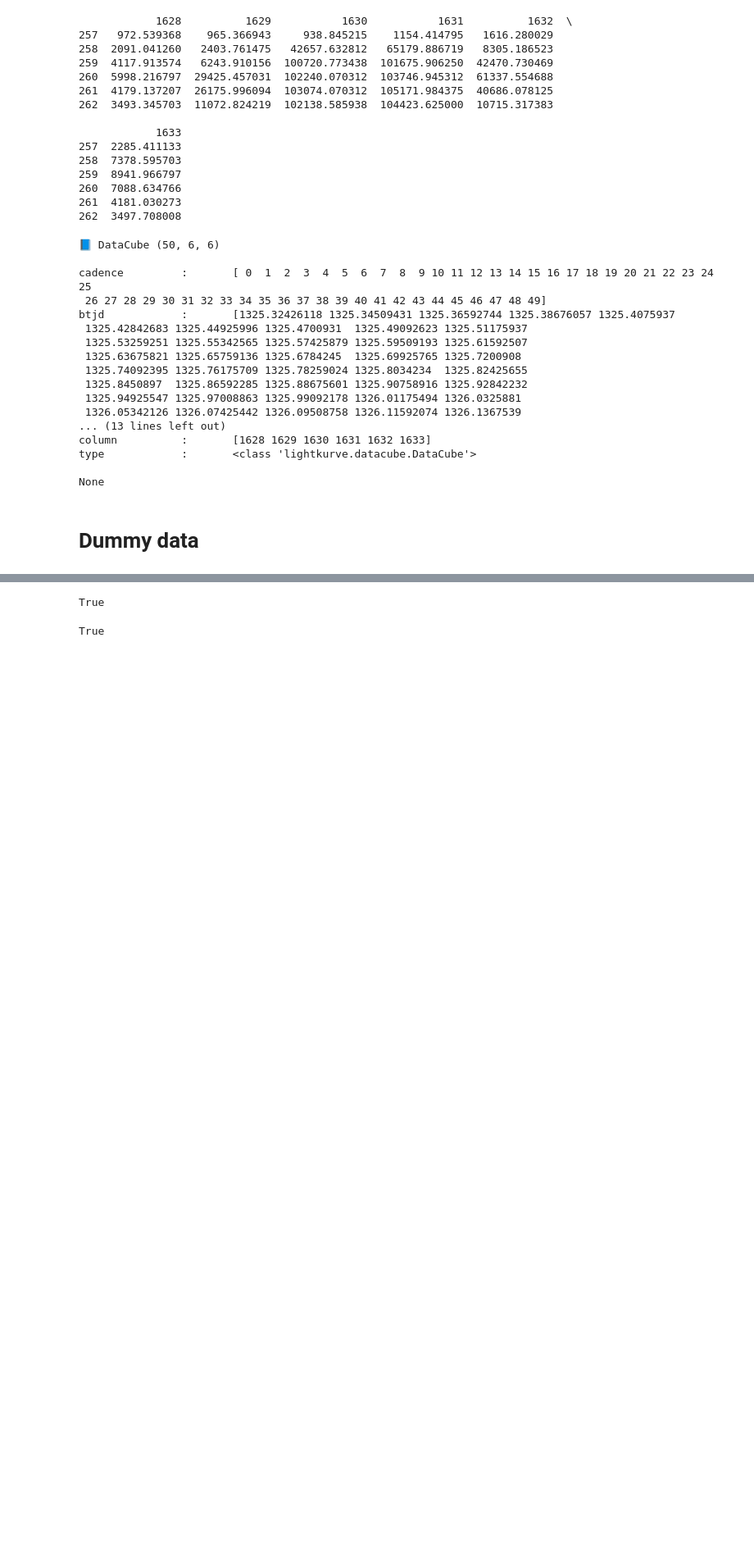
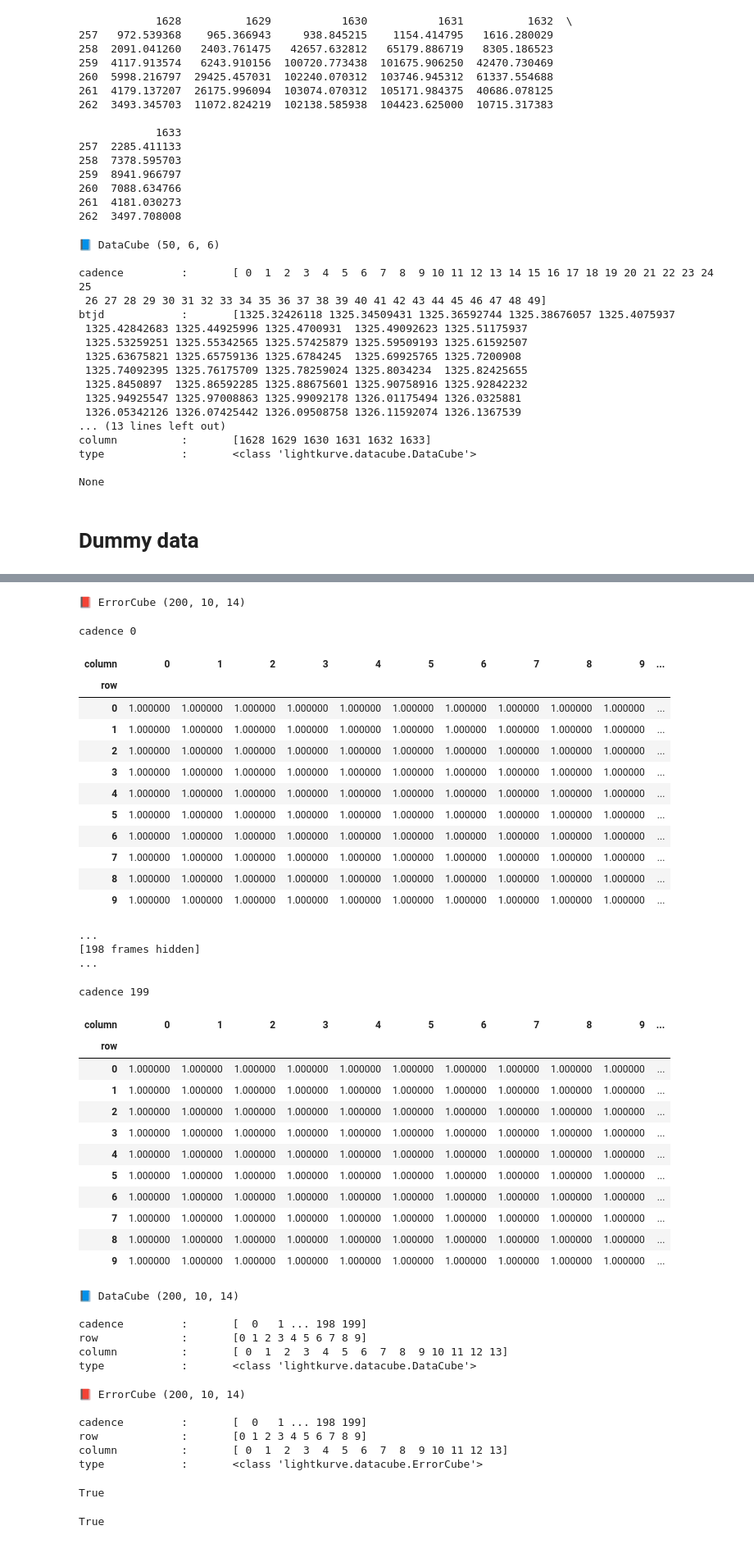
Before and after one commit to lightkurve/lkdata, a Jupyter notebook: demo.ipynb, the cells around one changed output, grey strips where cells are left out. Shown at 82% size. Drawn from its saved outputs; the diff is of its cells as text; code cells hidden in the pictures; blank space fills up the shorter version.

Commit message:
Repr and tests

```diff
--- a/demo.ipynb
+++ b/demo.ipynb
@@ -712,4 +720,5 @@ ntime, nrow, ncol = 200, 10, 14
 test_data = np.ones((ntime, nrow, ncol))
 row, col = np.arange(test_data.shape[1]), np.arange(test_data.shape[2])
 df = DataCube(test_data, row_indices={"row": row}, col_indices={"column": col})
+df_err = ErrorCube(test_data, row_indices={"row": row}, col_indices={"column": col})
 # %%
@@ -725,3 +761,54 @@ type            :       <class 'lightkurve.datacube.DataCube'>
+# %%
+df_err
+# %% [output]
+📕 ErrorCube (200, 10, 14)
+cadence 0
+| column | 0 | 1 | 2 | 3 | 4 | 5 | 6 | 7 | 8 | 9 | ... |
+| row |  |  |  |  |  |  |  |  |  |  |  |
+| 0 | 1.000000 | 1.000000 | 1.000000 | 1.000000 | 1.000000 | 1.000000 | 1.000000 | 1.000000 | 1.000000 | 1.000000 | ... |
+| 1 | 1.000000 | 1.000000 | 1.000000 | 1.000000 | 1.000000 | 1.000000 | 1.000000 | 1.000000 | 1.000000 | 1.000000 | ... |
+| 2 | 1.000000 | 1.000000 | 1.000000 | 1.000000 | 1.000000 | 1.000000 | 1.000000 | 1.000000 | 1.000000 | 1.000000 | ... |
+| 3 | 1.000000 | 1.000000 | 1.000000 | 1.000000 | 1.000000 | 1.000000 | 1.000000 | 1.000000 | 1.000000 | 1.000000 | ... |
+| 4 | 1.000000 | 1.000000 | 1.000000 | 1.000000 | 1.000000 | 1.000000 | 1.000000 | 1.000000 | 1.000000 | 1.000000 | ... |
+| 5 | 1.000000 | 1.000000 | 1.000000 | 1.000000 | 1.000000 | 1.000000 | 1.000000 | 1.000000 | 1.000000 | 1.000000 | ... |
+| 6 | 1.000000 | 1.000000 | 1.000000 | 1.000000 | 1.000000 | 1.000000 | 1.000000 | 1.000000 | 1.000000 | 1.000000 | ... |
+| 7 | 1.000000 | 1.000000 | 1.000000 | 1.000000 | 1.000000 | 1.000000 | 1.000000 | 1.000000 | 1.000000 | 1.000000 | ... |
+| 8 | 1.000000 | 1.000000 | 1.000000 | 1.000000 | 1.000000 | 1.000000 | 1.000000 | 1.000000 | 1.000000 | 1.000000 | ... |
+| 9 | 1.000000 | 1.000000 | 1.000000 | 1.000000 | 1.000000 | 1.000000 | 1.000000 | 1.000000 | 1.000000 | 1.000000 | ... |
+...
+[198 frames hidden]
+...
+cadence 199
+| column | 0 | 1 | 2 | 3 | 4 | 5 | 6 | 7 | 8 | 9 | ... |
+| row |  |  |  |  |  |  |  |  |  |  |  |
+| 0 | 1.000000 | 1.000000 | 1.000000 | 1.000000 | 1.000000 | 1.000000 | 1.000000 | 1.000000 | 1.000000 | 1.000000 | ... |
+| 1 | 1.000000 | 1.000000 | 1.000000 | 1.000000 | 1.000000 | 1.000000 | 1.000000 | 1.000000 | 1.000000 | 1.000000 | ... |
+| 2 | 1.000000 | 1.000000 | 1.000000 | 1.000000 | 1.000000 | 1.000000 | 1.000000 | 1.000000 | 1.000000 | 1.000000 | ... |
+| 3 | 1.000000 | 1.000000 | 1.000000 | 1.000000 | 1.000000 | 1.000000 | 1.000000 | 1.000000 | 1.000000 | 1.000000 | ... |
+| 4 | 1.000000 | 1.000000 | 1.000000 | 1.000000 | 1.000000 | 1.000000 | 1.000000 | 1.000000 | 1.000000 | 1.000000 | ... |
+| 5 | 1.000000 | 1.000000 | 1.000000 | 1.000000 | 1.000000 | 1.000000 | 1.000000 | 1.000000 | 1.000000 | 1.000000 | ... |
+| 6 | 1.000000 | 1.000000 | 1.000000 | 1.000000 | 1.000000 | 1.000000 | 1.000000 | 1.000000 | 1.000000 | 1.000000 | ... |
+| 7 | 1.000000 | 1.000000 | 1.000000 | 1.000000 | 1.000000 | 1.000000 | 1.000000 | 1.000000 | 1.000000 | 1.000000 | ... |
+| 8 | 1.000000 | 1.000000 | 1.000000 | 1.000000 | 1.000000 | 1.000000 | 1.000000 | 1.000000 | 1.000000 | 1.000000 | ... |
+| 9 | 1.000000 | 1.000000 | 1.000000 | 1.000000 | 1.000000 | 1.000000 | 1.000000 | 1.000000 | 1.000000 | 1.000000 | ... |
+# %%
+df.header
+# %% [output]
+📘 DataCube (200, 10, 14)
+
+cadence         :       [  0   1 ... 198 199]
+row             :       [0 1 2 3 4 5 6 7 8 9]
+column          :       [ 0  1  2  3  4  5  6  7  8  9 10 11 12 13]
+type            :       <class 'lightkurve.datacube.DataCube'>
+# %%
+df_err.header
+# %% [output]
+📕 ErrorCube (200, 10, 14)
+
+cadence         :       [  0   1 ... 198 199]
+row             :       [0 1 2 3 4 5 6 7 8 9]
+column          :       [ 0  1  2  3  4  5  6  7  8  9 10 11 12 13]
+type            :       <class 'lightkurve.datacube.ErrorCube'>
 # %%
 timedownsample = df.downsample(2)
 # %%
```
Also changed, not shown: parts of 12 cells of this notebook, 3 other files.
